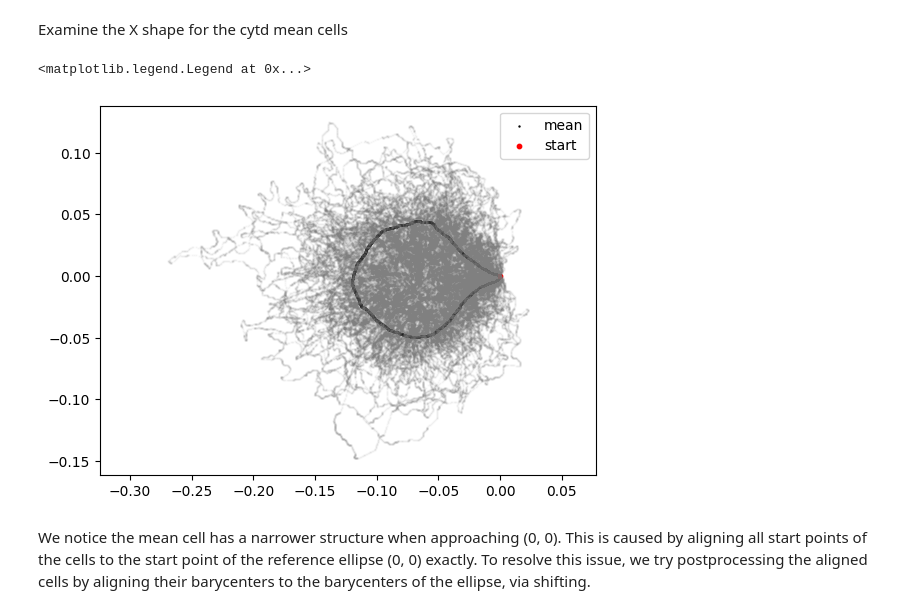
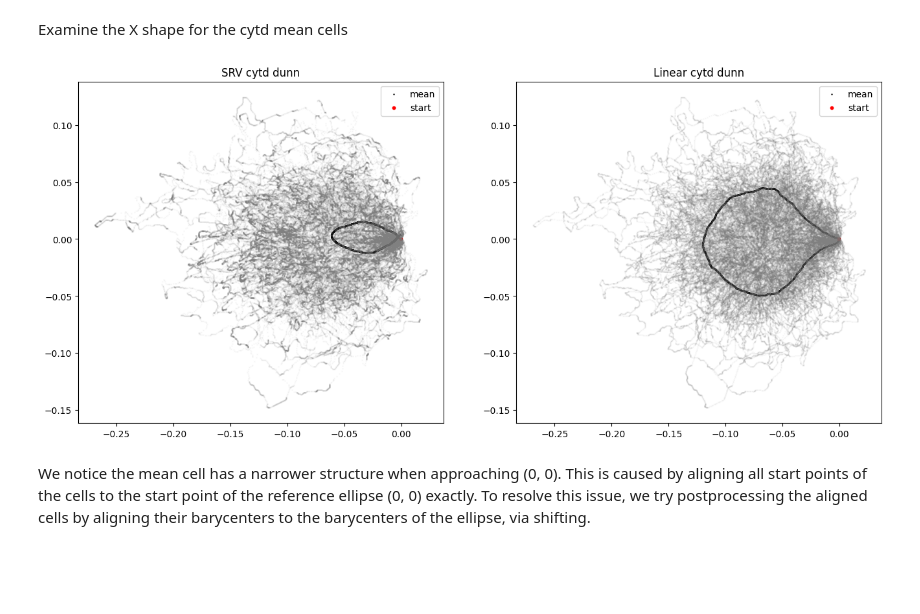
Before and after one commit to wxli0/dyn, a Jupyter notebook: dyn/notebooks/examine_alignment_osteosarcoma.ipynb, the cells around one changed output. Drawn from its saved outputs; the diff is of its cells as text; code cells hidden in the pictures; blank space fills up the shorter version.

Commit message:
added mean cells side by side

```diff
--- a/dyn/notebooks/examine_alignment_osteosarcoma.ipynb
+++ b/dyn/notebooks/examine_alignment_osteosarcoma.ipynb
@@ -407,20 +407,32 @@ Text(0.5, 1.0, 'Aligned curve')
 [figure]
 # %% [markdown]
 Examine the X shape for the cytd mean cells
+# %%
+from geomstats.learning.frechet_mean import FrechetMean
+CURVES_SPACE_SRV = DiscreteCurvesStartingAtOrigin(ambient_dim=2, k_sampling_points=k_sampling_points)
 # %%
-cells = np.array(ds_align['Linear']['cytd']['dunn'])
-linear_mean = gs.mean(cells, axis=0)
-plt.scatter(linear_mean[:, 0], linear_mean[:, 1], s=0.5, c='black', label='mean')
-plt.scatter(linear_mean[0, 0], linear_mean[0, 1], s=10, c='red', label='start')
+fig, axs = plt.subplots(1, 2, figsize=(16, 8))
 
-for cell in cells:
-    plt.scatter(cell[:, 0], cell[:, 1], s=0.5, c='grey', alpha=0.05)
+for i, metric in enumerate(METRICS):
+    cells = np.array(ds_align[metric]['cytd']['dunn'])
+    if metric == 'Linear':
+        mean = gs.mean(cells, axis=0)
+    else:
+        mean_estimator = FrechetMean(space=CURVES_SPACE_SRV)
+        mean_estimator.fit(cells)
+        mean = mean_estimator.estimate_
 
-plt.axis('equal')
-plt.legend()
+    axs[i].scatter(mean[:, 0], mean[:, 1], s=0.5, c='black', label='mean')
+    axs[i].scatter(mean[0, 0], mean[0, 1], s=10, c='red', label='start')
+
+    for cell in cells:
+        axs[i].scatter(cell[:, 0], cell[:, 1], s=0.5, c='grey', alpha=0.05)
+
+    axs[i].set_aspect('equal')
+    axs[i].set_title(f"{metric} cytd dunn")
+    axs[i].legend()
 # %% [output]
-<matplotlib.legend.Legend at 0x...>
-[figure, old version]
+[figure, new version]
 # %% [markdown]
 We notice the mean cell has a narrower structure when approaching (0, 0). This is caused by aligning all start points of the cells to the start point of the reference ellipse (0, 0) exactly. To resolve this issue, we try postprocessing the aligned cells by aligning their barycenters to the barycenters of the ellipse, via shifting.
 # %%
```
Also changed, not shown: parts of 7 cells of this notebook.
